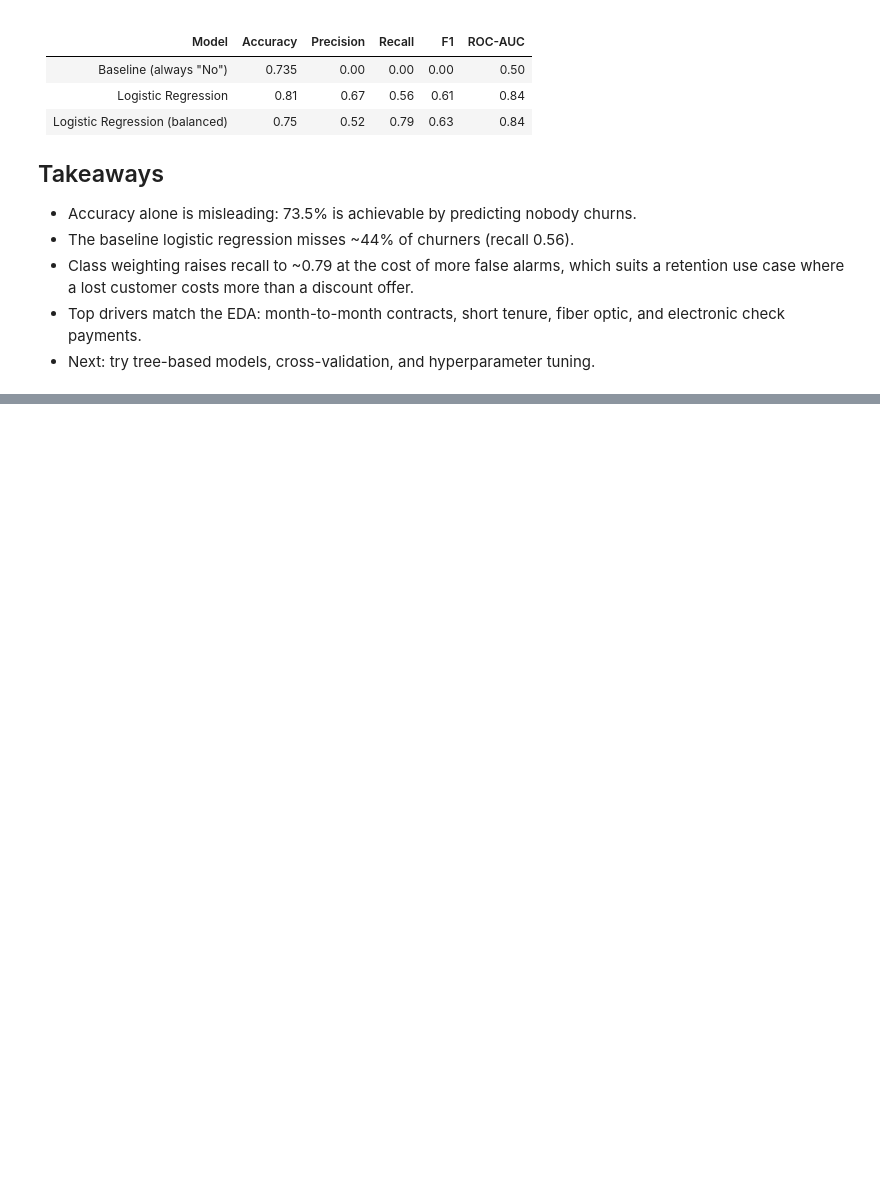
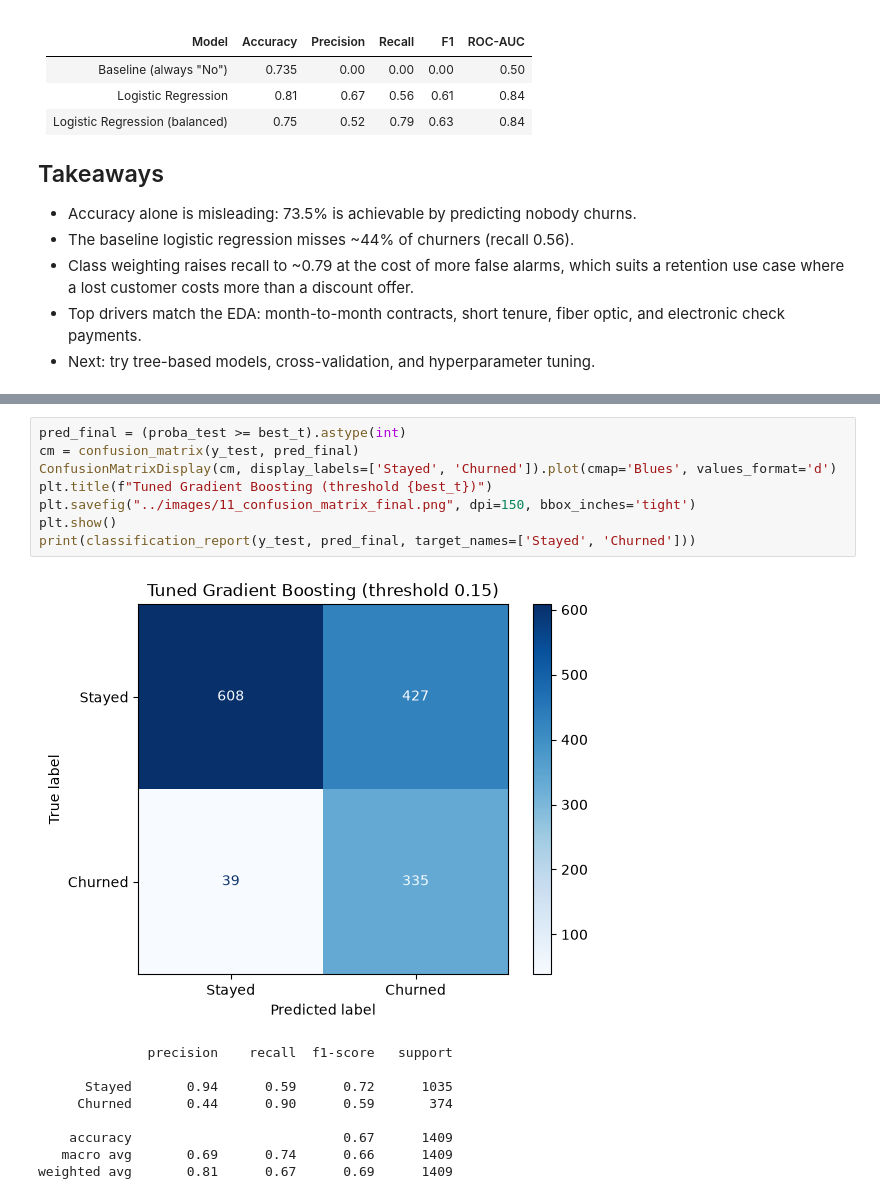
Before and after one commit to Pooja012/customer-churn-prediction, a Jupyter notebook: notebooks/03_modeling.ipynb, the cells around one changed output, grey strips where cells are left out. Drawn from its saved outputs; the diff is of its cells as text; blank space fills up the shorter version.

```diff
--- a/notebooks/03_modeling.ipynb
+++ b/notebooks/03_modeling.ipynb
@@ -189,0 +327,18 @@ plt.show()
+# %%
+pred_final = (proba_test >= best_t).astype(int)
+cm = confusion_matrix(y_test, pred_final)
+ConfusionMatrixDisplay(cm, display_labels=['Stayed', 'Churned']).plot(cmap='Blues', values_format='d')
+plt.title(f"Tuned Gradient Boosting (threshold {best_t})")
+plt.savefig("../images/11_confusion_matrix_final.png", dpi=150, bbox_inches='tight')
+plt.show()
+print(classification_report(y_test, pred_final, target_names=['Stayed', 'Churned']))
+# %% [output]
+[figure, added]
+              precision    recall  f1-score   support
+
+      Stayed       0.94      0.59      0.72      1035
+     Churned       0.44      0.90      0.59       374
+
+    accuracy                           0.67      1409
+   macro avg       0.69      0.74      0.66      1409
+weighted avg       0.81      0.67      0.69      1409
```
Also changed, not shown: parts of 14 cells of this notebook, 7 other files.
